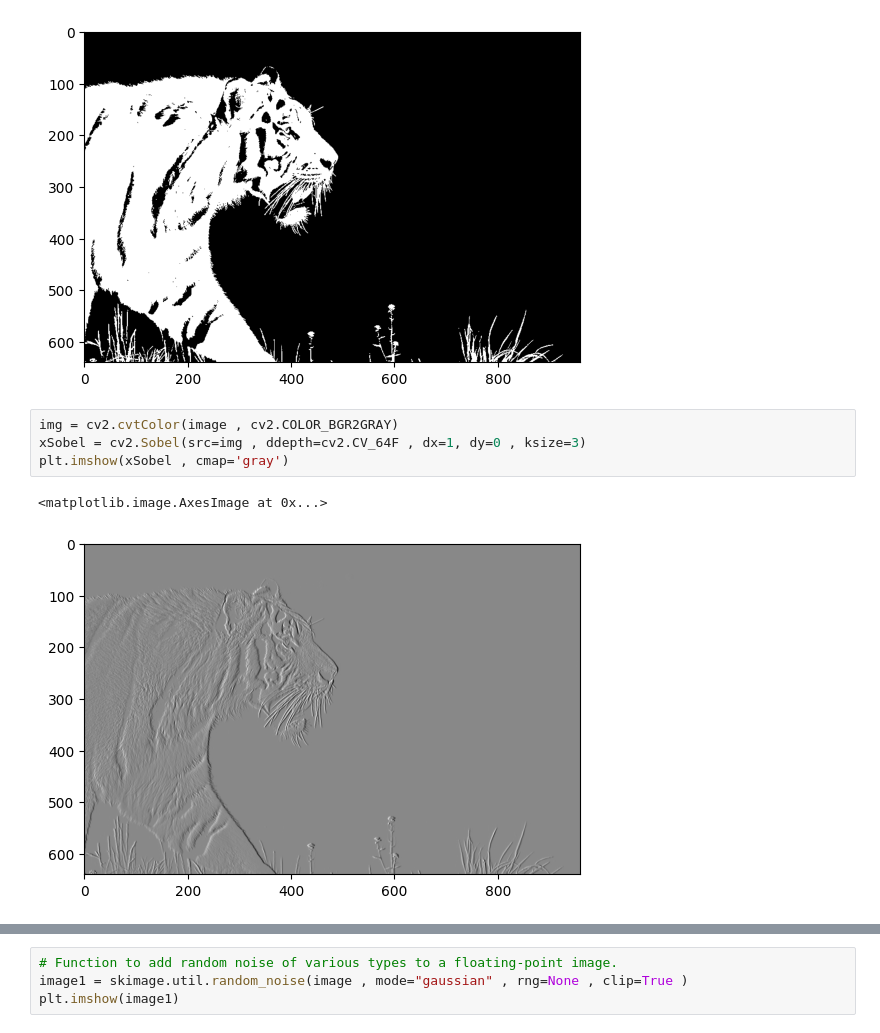
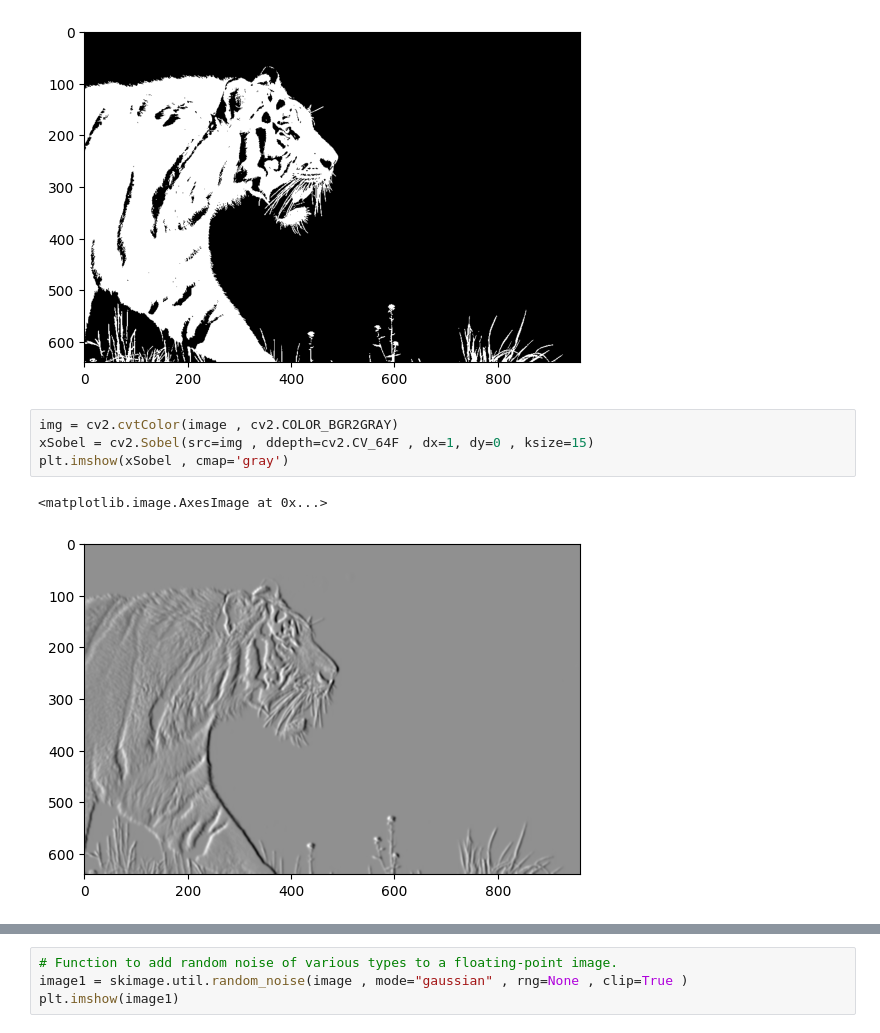
Before and after one commit to aiaaee/Analyse_Simple_Image, a Jupyter notebook: Image_Analyzing2.ipynb, the cells around one changed output, grey strips where cells are left out. Saved outputs shown, nothing was run; the diff lists cells and outputs as text.

```diff
--- a/Image_Analyzing2.ipynb
+++ b/Image_Analyzing2.ipynb
@@ -56,8 +56,8 @@ plt.imshow(mask_body , cmap='gray')
 [figure]
 # %%
 img = cv2.cvtColor(image , cv2.COLOR_BGR2GRAY)
-xSobel = cv2.Sobel(src=img , ddepth=cv2.CV_64F , dx=1, dy=0 , ksize=3)
+xSobel = cv2.Sobel(src=img , ddepth=cv2.CV_64F , dx=1, dy=0 , ksize=15)
 plt.imshow(xSobel , cmap='gray')
 # %% [output]
 <matplotlib.image.AxesImage at 0x...>
-[figure, old version]
+[figure, new version]
```
Also changed, not shown: parts of 2 cells of this notebook.
